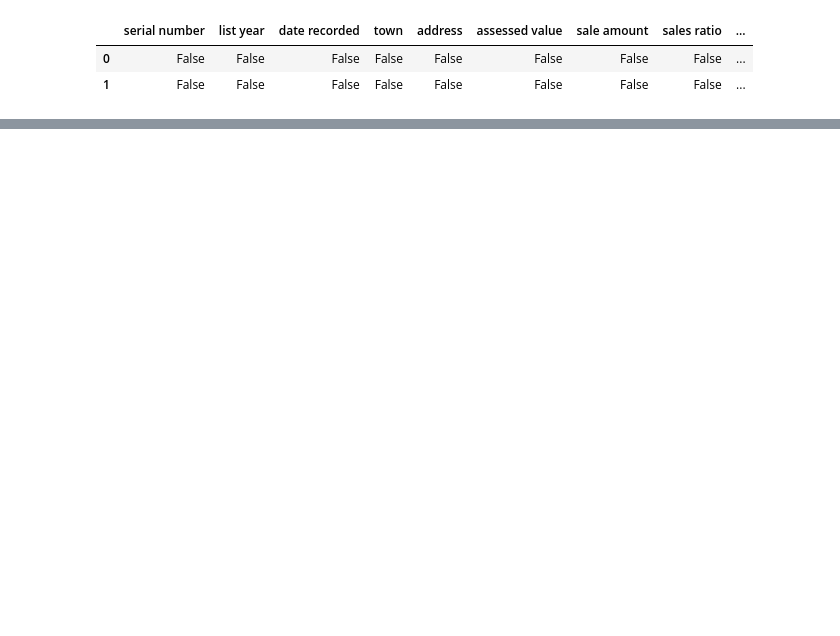
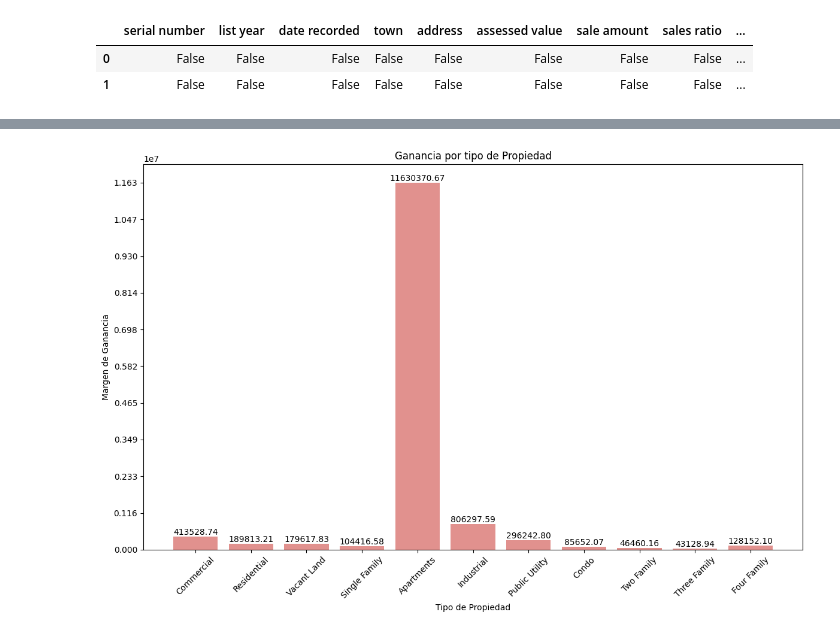
Before and after one commit to victor1098cc/Proyecto, a Jupyter notebook: ProjectVictorVillalobos.ipynb, the cells around one changed output, grey strips where cells are left out. Cells and saved outputs as stored; diff of their text form; code cells hidden in the pictures; blank space fills up the shorter version.

```diff
--- a/ProjectVictorVillalobos.ipynb
+++ b/ProjectVictorVillalobos.ipynb
@@ -214,0 +410,3 @@ dfTemp.head(5)
+# %%
+dfDataP['property type']=dfDataP['property type'].replace(np.nan, 'Single Family')
+print ('Imputacion categoria realizada')
@@ -214,0 +419,3 @@ dfTemp.head(5)
+# %%
+dfDataP['residential type']=dfDataP['residential type'].replace(np.nan, 'Single Family')
+print ('Imputacion categoria realizada')
@@ -214,0 +485,21 @@ dfTemp.head(5)
+# %%
+# Calcular el resultado de cada tipo de propiedad
+def calculate_result(dfDataP, property_type):
+# Filtrar las propiedades por tipo
+    tipo_Pfiltrado = dfDataP[dfDataP['property type'] == property_type]
+#Sumar los valores de cada columna
+    total_assessed_value = tipo_Pfiltrado['assessed value'].sum()
+    total_sale_amount = tipo_Pfiltrado['sale amount'].sum()
+# Restar los totales de las dos columnas
+    resultado_resta = total_sale_amount - total_assessed_value
+# Dividir el resultado entre el número total de filas
+    total_filas = tipo_Pfiltrado.shape[0]
+    resultado_final = resultado_resta / total_filas
+    return resultado_final
+# Calcular el resultado para cada tipo de propiedad
+property_types = dfDataP['property type'].unique()
+resultados = {property_type: calculate_result(dfDataP, property_type) for property_type in property_types}
+
+# Imprimir los resultados en una lista hacia abajo, sin paréntesis y eliminando el 'np.float64'
+for property_type, resultado in resultados.items():
+    print(f"{property_type}: {resultado:.2f}")
@@ -214,0 +518,19 @@ dfTemp.head(5)
+# %%
+# Generar un gráfico con los resultados
+plt.figure(figsize=(12, 8))
+plt.bar(resultados.keys(), resultados.values(), color='#e1918e')
+plt.xlabel('Tipo de Propiedad')
+plt.ylabel('Margen de Ganancia')
+plt.title('Ganancia por tipo de Propiedad')
+plt.xticks(rotation=45)
+plt.yticks(range(0, int(max(resultados.values())) + 1, int(max(resultados.values()) / 10)))
+plt.tight_layout()
+
+# Ajustar el tamaño de las barras para que no se vean tan pequeñas
+for i in range(len(resultados)):
+    plt.text(i, list(resultados.values())[i], f"{list(resultados.values())[i]:.2f}", ha='center', va='bottom')
+
+# Mostrar el gráfico
+plt.show()
+# %% [output]
+[figure, added]
```
Also changed, not shown: parts of 38 cells of this notebook, 1 other file.
